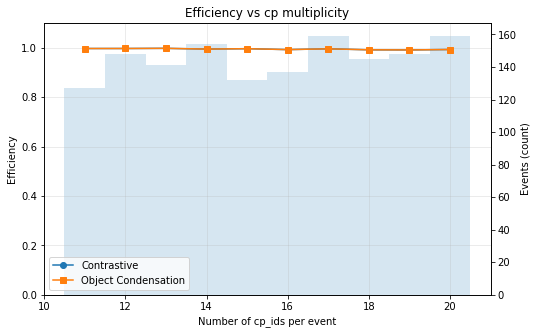
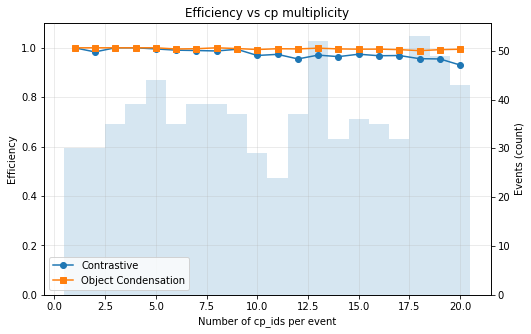
Unified diff of the notebook cell whose output changed from the first chart to the second:
--- before
+++ after
@@ -120,5 +120,5 @@
 ax.set_ylabel("Purity (10–100 GeV reco)")
 ax.set_title("Purity vs cp multiplicity")
-ax.set_ylim(0.8, 1.05)
+ax.set_ylim(0.0, 1.05)
 ax.grid(True, alpha=0.3)
 ax.legend()

Commit: Testing some new loss functions